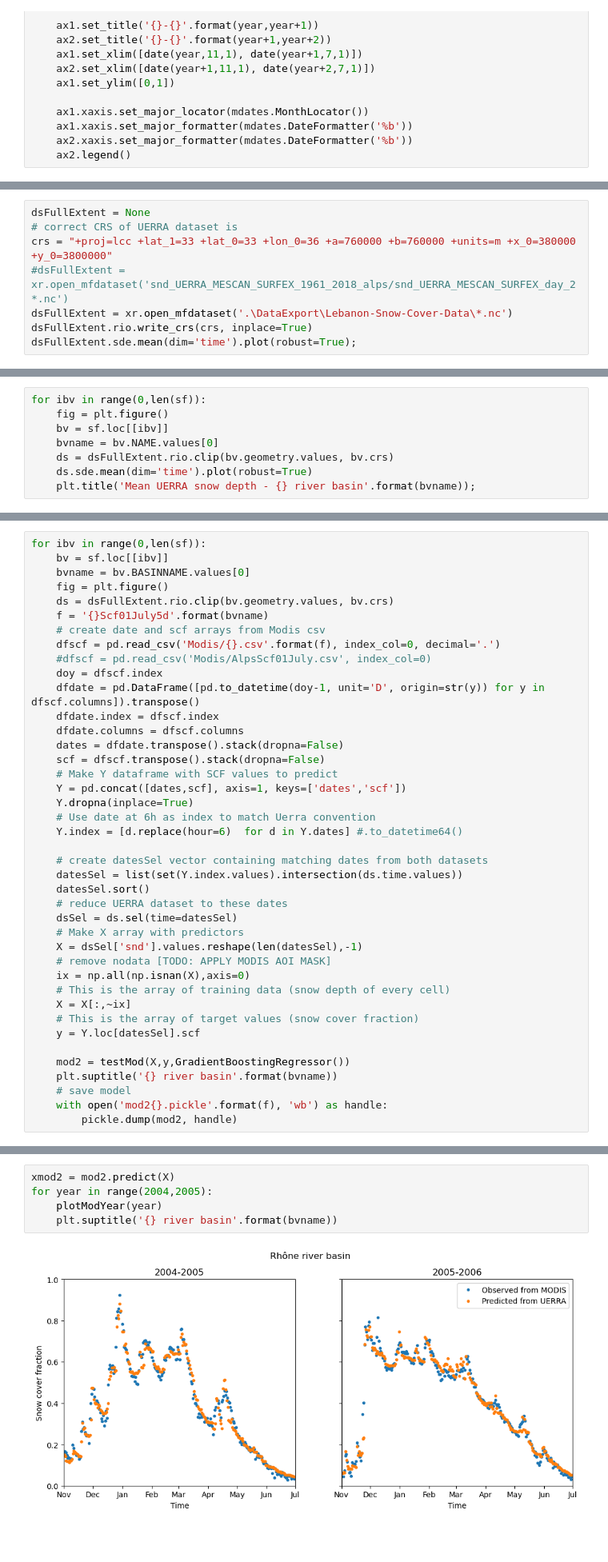
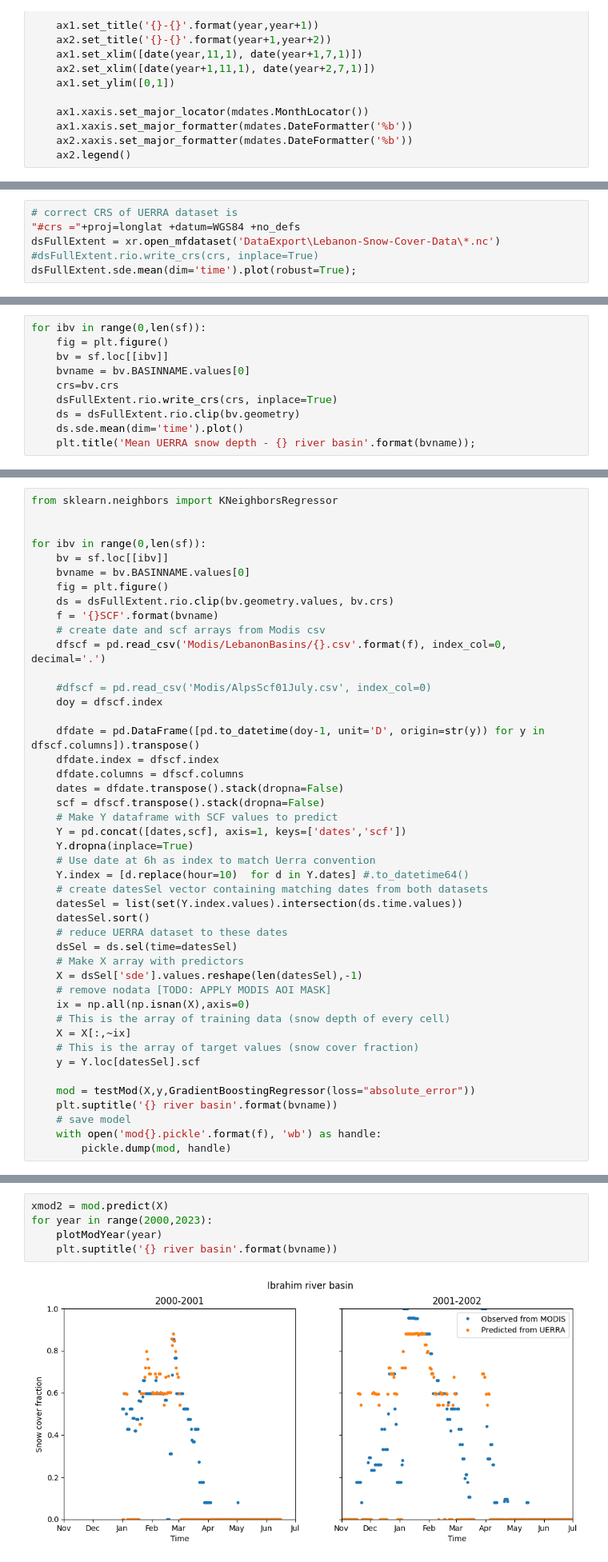
Before and after one commit to Rami-ismail/FYP_SnowCoveredArea, a Jupyter notebook: trainScfBasin.ipynb, the cells around one changed output, grey strips where cells are left out. Shown at 80% size. Cells and saved outputs as stored; diff of their text form; blank space fills up the shorter version.

```diff
--- a/trainScfBasin.ipynb
+++ b/trainScfBasin.ipynb
@@ -75,10 +71,8 @@ LebanonAOI.plot()
 # %%
-dsFullExtent = None
 # correct CRS of UERRA dataset is
-crs = "+proj=lcc +lat_1=33 +lat_0=33 +lon_0=36 +a=760000 +b=760000 +units=m +x_0=380000 +y_0=3800000"
-#dsFullExtent = xr.open_mfdataset('snd_UERRA_MESCAN_SURFEX_1961_2018_alps/snd_UERRA_MESCAN_SURFEX_day_2*.nc')
-dsFullExtent = xr.open_mfdataset('.\DataExport\Lebanon-Snow-Cover-Data\*.nc')
-dsFullExtent.rio.write_crs(crs, inplace=True)
+"#crs ="+proj=longlat +datum=WGS84 +no_defs
+dsFullExtent = xr.open_mfdataset('DataExport\Lebanon-Snow-Cover-Data\*.nc')
+#dsFullExtent.rio.write_crs(crs, inplace=True)
 dsFullExtent.sde.mean(dim='time').plot(robust=True);
 # %% [output]
 [figure]
@@ -86,8 +117,10 @@ dsFullExtent.sde.mean(dim='time').plot(robust=True);
 for ibv in range(0,len(sf)):
     fig = plt.figure()
     bv = sf.loc[[ibv]]
-    bvname = bv.NAME.values[0]
-    ds = dsFullExtent.rio.clip(bv.geometry.values, bv.crs)
-    ds.sde.mean(dim='time').plot(robust=True)
+    bvname = bv.BASINNAME.values[0]
+    crs=bv.crs
+    dsFullExtent.rio.write_crs(crs, inplace=True)
+    ds = dsFullExtent.rio.clip(bv.geometry)
+    ds.sde.mean(dim='time').plot()
     plt.title('Mean UERRA snow depth - {} river basin'.format(bvname));
 # %% [output]
@@ -96,14 +130,19 @@ AttributeError: 'GeoDataFrame' object has no attribute 'NAME'
 # %%
+from sklearn.neighbors import KNeighborsRegressor
+
+
 for ibv in range(0,len(sf)):
     bv = sf.loc[[ibv]]
     bvname = bv.BASINNAME.values[0]
     fig = plt.figure()
     ds = dsFullExtent.rio.clip(bv.geometry.values, bv.crs)
-    f = '{}Scf01July5d'.format(bvname)
+    f = '{}SCF'.format(bvname)
     # create date and scf arrays from Modis csv
-    dfscf = pd.read_csv('Modis/{}.csv'.format(f), index_col=0, decimal='.')
+    dfscf = pd.read_csv('Modis/LebanonBasins/{}.csv'.format(f), index_col=0, decimal='.')
+
     #dfscf = pd.read_csv('Modis/AlpsScf01July.csv', index_col=0)
     doy = dfscf.index
+
     dfdate = pd.DataFrame([pd.to_datetime(doy-1, unit='D', origin=str(y)) for y in dfscf.columns]).transpose()
     dfdate.index = dfscf.index
     dfdate.columns = dfscf.columns
@@ -113,15 +152,14 @@ for ibv in range(0,len(sf)):
     Y = pd.concat([dates,scf], axis=1, keys=['dates','scf'])
     Y.dropna(inplace=True)
     # Use date at 6h as index to match Uerra convention
-    Y.index = [d.replace(hour=6)  for d in Y.dates] #.to_datetime64()
-
+    Y.index = [d.replace(hour=10)  for d in Y.dates] #.to_datetime64()
     # create datesSel vector containing matching dates from both datasets
     datesSel = list(set(Y.index.values).intersection(ds.time.values))
     datesSel.sort()
     # reduce UERRA dataset to these dates
     dsSel = ds.sel(time=datesSel)
     # Make X array with predictors
-    X = dsSel['snd'].values.reshape(len(datesSel),-1)
+    X = dsSel['sde'].values.reshape(len(datesSel),-1)
     # remove nodata [TODO: APPLY MODIS AOI MASK]
     ix = np.all(np.isnan(X),axis=0)
     # This is the array of training data (snow depth of every cell)
@@ -129,9 +167,9 @@ for ibv in range(0,len(sf)):
     # This is the array of target values (snow cover fraction)
     y = Y.loc[datesSel].scf
 
-    mod2 = testMod(X,y,GradientBoostingRegressor())
+    mod = testMod(X,y,GradientBoostingRegressor(loss="absolute_error"))
     plt.suptitle('{} river basin'.format(bvname))
     # save model
-    with open('mod2{}.pickle'.format(f), 'wb') as handle:
-        pickle.dump(mod2, handle)
+    with open('mod{}.pickle'.format(f), 'wb') as handle:
+        pickle.dump(mod, handle)
 # %% [output]
@@ -146,7 +182,7 @@ for ibv in range(0,len(sf)):
 # %%
-xmod2 = mod2.predict(X)
-for year in range(2004,2005):
+xmod2 = mod.predict(X)
+for year in range(2000,2023):
     plotModYear(year)
     plt.suptitle('{} river basin'.format(bvname))
 # %% [output]
-[figure, old version]
+[figure, new version]
```
Also changed, not shown: parts of 6 cells of this notebook, 17 other files.
